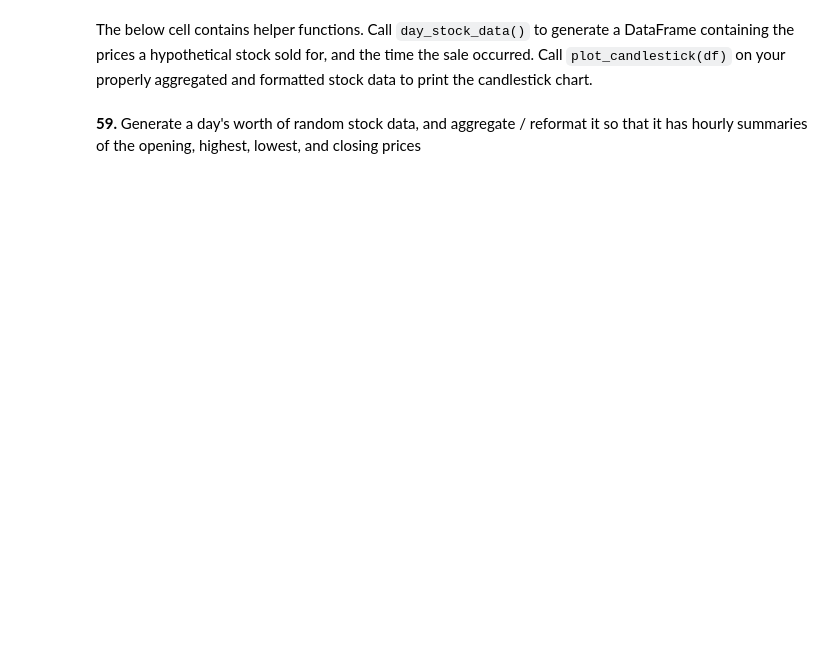
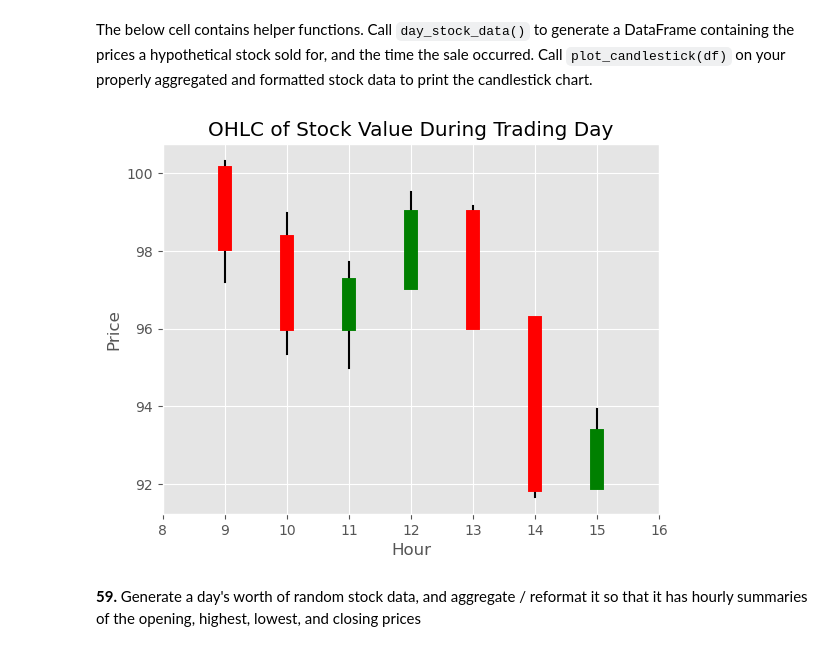
Before and after one commit to SamKur/The-Pandas-Puzzlebook, a Jupyter notebook: 100-pandas-puzzles-Susamay.ipynb, the cells around one changed output. Cells and saved outputs as stored; diff of their text form; code cells hidden in the pictures; blank space fills up the shorter version.

````diff
--- a/100-pandas-puzzles-Susamay.ipynb
+++ b/100-pandas-puzzles-Susamay.ipynb
@@ -813,7 +1440,6 @@ Your first step should be to get the data in the correct format using pandas' ti
 # %% [markdown]
 The below cell contains helper functions.  Call ```day_stock_data()``` to generate a DataFrame containing the prices a hypothetical stock sold for, and the time the sale occurred.  Call ```plot_candlestick(df)``` on your properly aggregated and formatted stock data to print the candlestick chart.
 # %%
-import numpy as np
 def float_to_time(x):
     return str(int(x)) + ":" + str(int(x%1 * 60)).zfill(2) + ":" + str(int(x*60 % 1 * 60)).zfill(2)
 
@@ -833,7 +1459,8 @@ def day_stock_data():
 
 
     df = pd.DataFrame(results, columns = ['time','price'])
-    df.time = pd.to_datetime(df.time)
+    # df.time = pd.to_datetime(df.time) # Warn as not consistent formatting
+    df.time = pd.to_datetime(df.time, format="%H:%M:%S")
     return df
 
 #Don't read me unless you get stuck!
@@ -851,5 +1478,19 @@ def plot_candlestick(agg):
     ax.set_xlabel("Hour")
     ax.set_title("OHLC of Stock Value During Trading Day")
     plt.show()
+# %%
+df = day_stock_data()                 # generate raw trades
+df = df.set_index("time")             # put time as index
+
+# Aggregate to hourly OHLC
+ohlc = df["price"].resample("1h").ohlc()
+
+# Add required color column
+ohlc["color"] = np.where(ohlc["close"] >= ohlc["open"], "green", "red")
+
+# Plot
+plot_candlestick(ohlc)
+# %% [output]
+[figure, added]
 # %% [markdown]
 **59.** Generate a day's worth of random stock data, and aggregate / reformat it so that it has hourly summaries of the opening, highest, lowest, and closing prices
````
Also changed, not shown: parts of 61 cells of this notebook, 1 other file.
